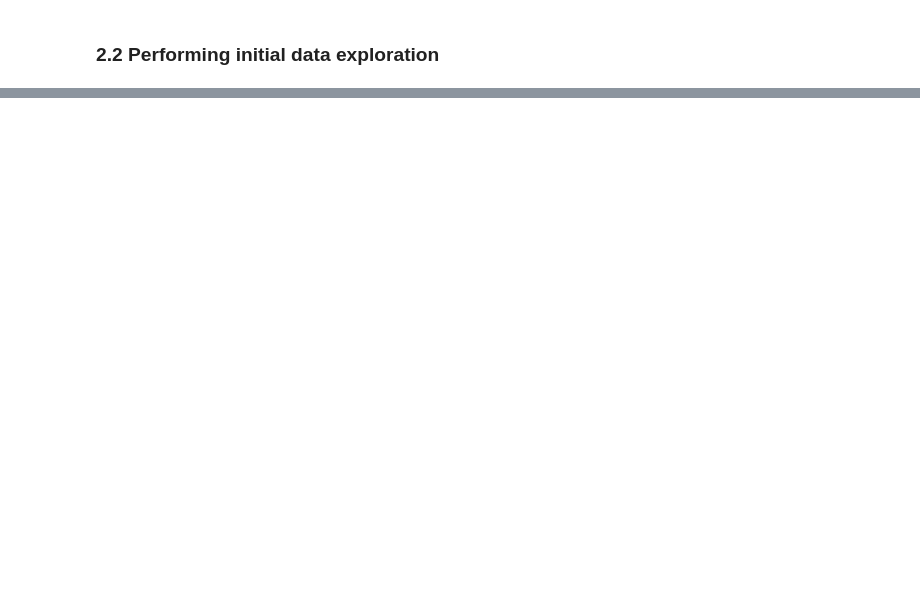
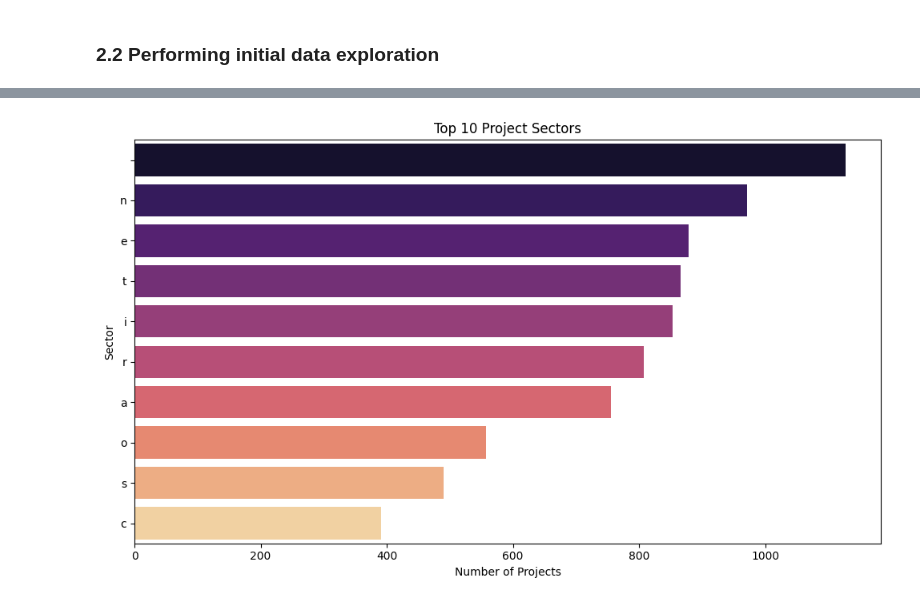
Before and after one commit to PRIMETECH-DESIGNS-LTD/zambia-vision2030-etd-unza25-csc4792_group_1, a Jupyter notebook: notebooks/etd_classifier.ipynb, the cells around one changed output, grey strips where cells are left out. Drawn from its saved outputs; the diff is of its cells as text; code cells hidden in the pictures; blank space fills up the shorter version.

```diff
--- a/notebooks/etd_classifier.ipynb
+++ b/notebooks/etd_classifier.ipynb
@@ -213,17 +272,30 @@ plt.show()
 # %%
 from collections import Counter
 
 all_sectors = []
-for s in df_wb['sectors']:
+for s in df_wb['sector']:
     all_sectors.extend([sec for sec in s if sec])
 
 sector_counts = Counter(all_sectors)
 top_sectors = dict(sector_counts.most_common(10))
 
+# Create a DataFrame for seaborn
+sector_df = pd.DataFrame({
+    'Sector': list(top_sectors.keys()),
+    'Count': list(top_sectors.values())
+})
+
 plt.figure(figsize=(10, 6))
-sns.barplot(x=list(top_sectors.values()), y=list(top_sectors.keys()), palette='magma')
+sns.barplot(data=sector_df, x='Count', y='Sector',
+            hue='Sector',
+            palette='magma',
+            legend=False,
+            dodge=False)
+
 plt.title('Top 10 Project Sectors')
 plt.xlabel('Number of Projects')
 plt.ylabel('Sector')
 plt.tight_layout()
 plt.show()
+# %% [output]
+[figure, added]
```
Also changed, not shown: parts of 7 cells of this notebook.
